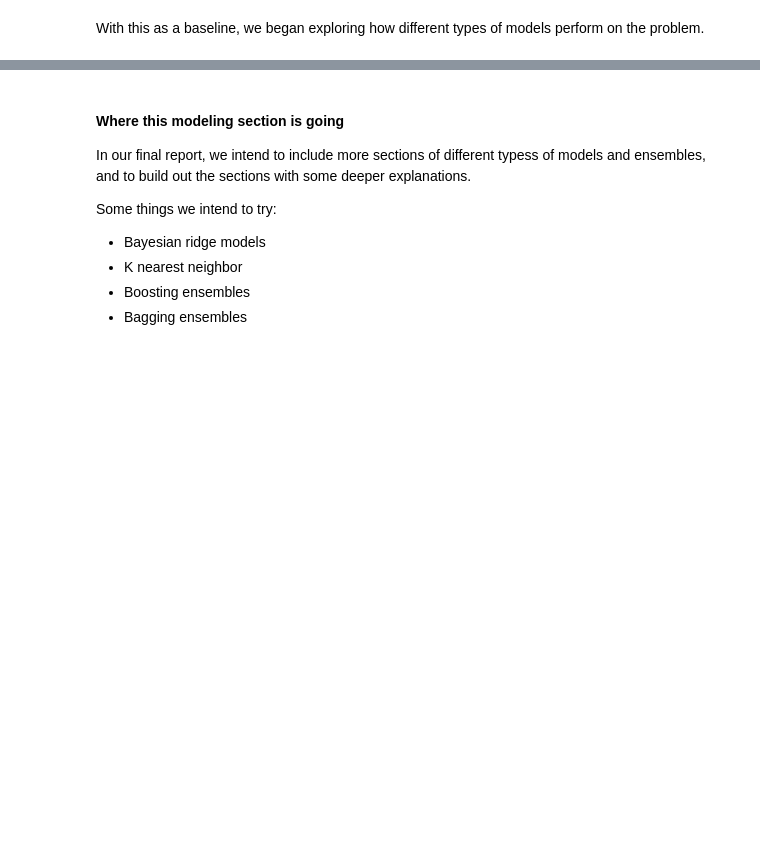
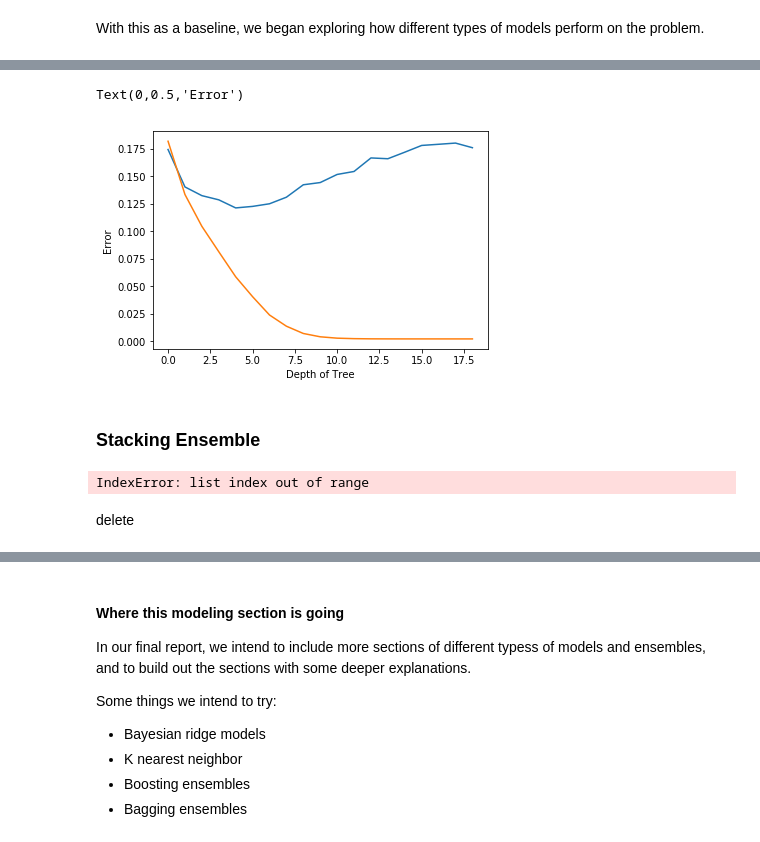
Before and after one commit to emrapport/w207_final_proj, a Jupyter notebook: Working Final Notebook_ML.ipynb, the cells around one changed output, grey strips where cells are left out. Drawn from its saved outputs; the diff is of its cells as text; code cells hidden in the pictures; blank space fills up the shorter version.

```diff
--- a/Working Final Notebook_ML.ipynb
+++ b/Working Final Notebook_ML.ipynb
@@ -160,7 +112,0 @@ In contrast, boosting is a process that reduces bias by refitting the model iter
-# %%
-# Initialize list of tests:
-param_list = []
-
-# Create list of parameter types
-for depth in range(100):
-    param_list.append({'max_depth': depth, 'n_estimators': 10})
@@ -203,0 +207,6 @@ plt.xlabel('Tree Depth')
+# %%
+# Initialize list of tests:
+param_list = []
+# Create list of parameter types
+for depth in range(20):
+    param_list.append({'max_depth': depth, 'n_estimators': 50})
@@ -203,0 +220,66 @@ plt.xlabel('Tree Depth')
+# %%
+# Plot the DF Boosting Results.
+plt.plot(df_boosting.index, df_boosting['Root MSE'])
+plt.plot(df_boosting.index, df_boosting['Train MSE'])
+plt.xlabel('Depth of Tree')
+
+plt.ylabel('Error')
+# %% [output]
+Text(0,0.5,'Error')
+[figure, added]
+# %% [markdown]
+### Stacking Ensemble
+# %%
+# Load Kaggle test set
+dropcols = ['YrMoSold', 'LogSalePrice', 'SalePrice']
+
+def stack_ensemble(train_data, dev_data, cols_to_drop, model1, model2, model3):
+
+    # Get boosted predictions
+    best_boosted_model = model1
+    boosted_pred = best_boosted_model.predict(train_data.drop(columns=cols_to_drop)) # how to include the cross validation here
+    boosted_test_pred = best_boosted_model.predict(dev_data.drop(columns=cols_to_drop))
+
+    # Get LR predictions
+    best_LR_model = model2
+    LR_pred = best_LR_model.predict(train_data.drop(columns=cols_to_drop))
+    LR_test_pred = best_LR_model.predict(dev_data.drop(columns=cols_to_drop))
+
+    # Get bagged predictions
+    best_bagg_model = model3
+    bagg_pred = best_bagg_model.predict(train_data.drop(columns=cols_to_drop))
+    bagg_test_pred = best_bagg_model.predict(dev_data.drop(columns=cols_to_drop))
+
+    # Create stacked model
+    trainpred = pd.DataFrame(np.column_stack((boosted_pred, LR_pred, bagg_pred)), columns = ['boosted', 'LR', 'bagg'])
+    testpred  = pd.DataFrame(np.column_stack((boosted_test_pred, LR_test_pred, bagg_test_pred)), columns = ['boosted', 'LR', 'bagg'])
+
+    # Fit the ensemble parameters
+    ensemble_LR = LinearRegression()
+    ensemble_LR.fit(trainpred, train_data['LogSalePrice'])
+    finaltrainpred = ensemble_LR.predict(trainpred)
+
+    # Fit the final predictions
+    finaltestpred = ensemble_LR.predict(testpred)
+
+    # Calculate the error
+    error = calculate_error(train_true = np.array(train_data['LogSalePrice']),
+                            train_pred = np.array(finaltrainpred),
+                            test_true  = np.array(dev_data['LogSalePrice']),
+                            test_pred  = np.array(finaltestpred),
+                            outcome_var = 'LogSalePrice')
+
+    print(error)
+
+    return finaltestpred
+
+stack_ensemble(train_data = train_df,
+              dev_data = kaggle_test_data,
+              cols_to_drop = dropcols,
+              model1 = df_boosting['Model'][3][2],
+              model2 = lrdf['Model'][3][0],
+              model3 = df['Model'][0][0])
+# %% [output]
+IndexError: list index out of range
+# %% [markdown]
+delete
```
Also changed, not shown: parts of 39 cells of this notebook.
